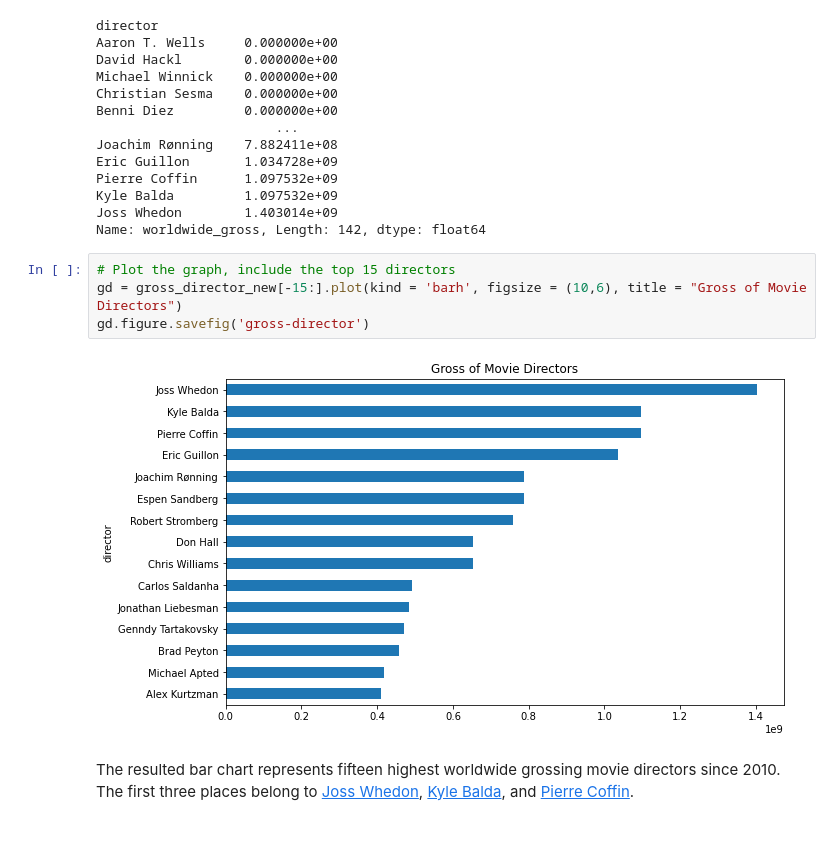
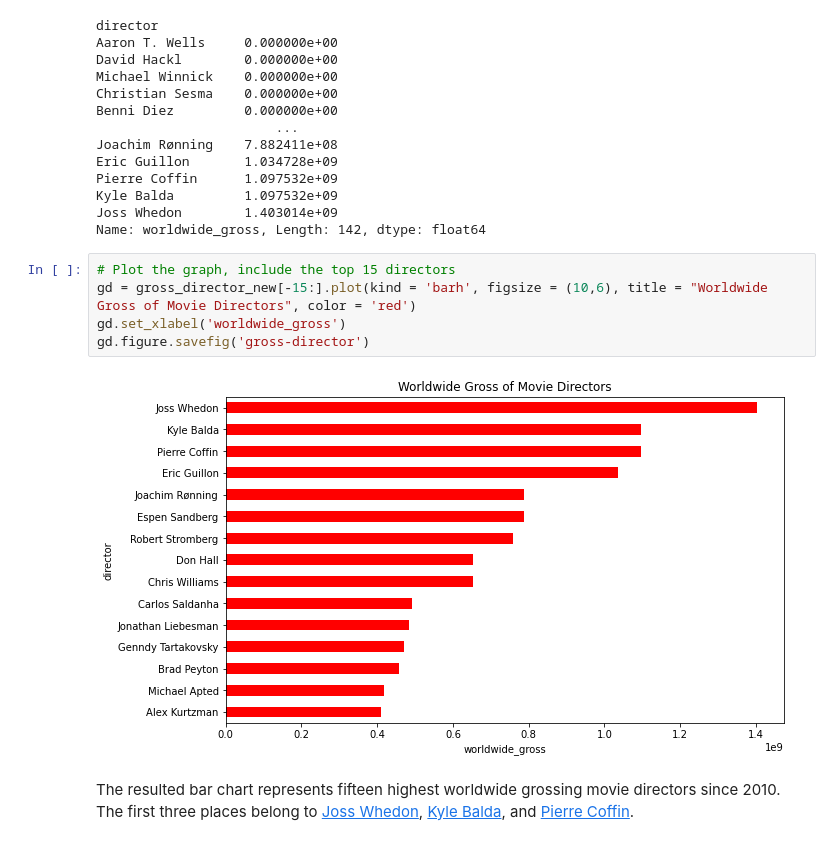
Before and after one commit to VolhaP87/Microsoft_Movie_Analysis, a Jupyter notebook: student.ipynb, the cells around one changed output. Saved outputs shown, nothing was run; the diff lists cells and outputs as text.

```diff
--- a/student.ipynb
+++ b/student.ipynb
@@ -397,10 +398,11 @@ Joss Whedon        1.403014e+09
 Name: worldwide_gross, Length: 142, dtype: float64
 # %%
 # Plot the graph, include the top 15 directors
-gd = gross_director_new[-15:].plot(kind = 'barh', figsize = (10,6), title = "Gross of Movie Directors")
+gd = gross_director_new[-15:].plot(kind = 'barh', figsize = (10,6), title = "Worldwide Gross of Movie Directors", color = 'red')
+gd.set_xlabel('worldwide_gross')
 gd.figure.savefig('gross-director')
 # %% [output]
-[figure, old version]
+[figure, new version]
 # %% [markdown]
 The resulted bar chart represents fifteen highest worldwide grossing movie directors since 2010. The first three places belong to [Joss Whedon](https://www.imdb.com/name/nm0923736/#director), [Kyle Balda](https://www.imdb.com/name/nm0049633/), and [Pierre Coffin](https://www.imdb.com/name/nm1853544/).
 # %% [markdown]
```
Also changed, not shown: parts of 4 cells of this notebook, 5 other files.
